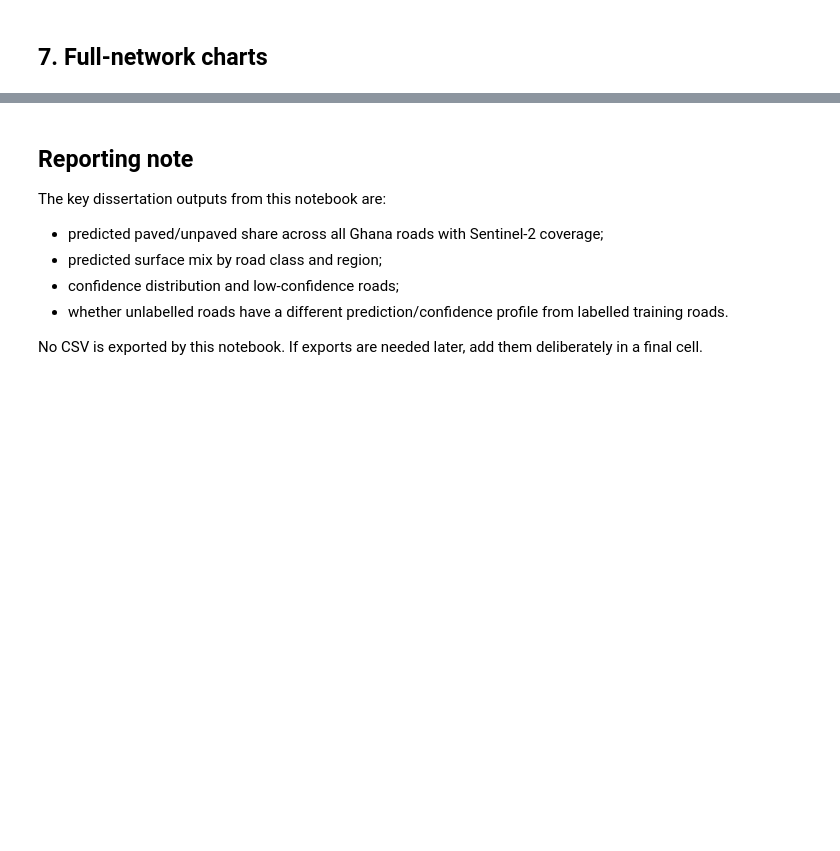
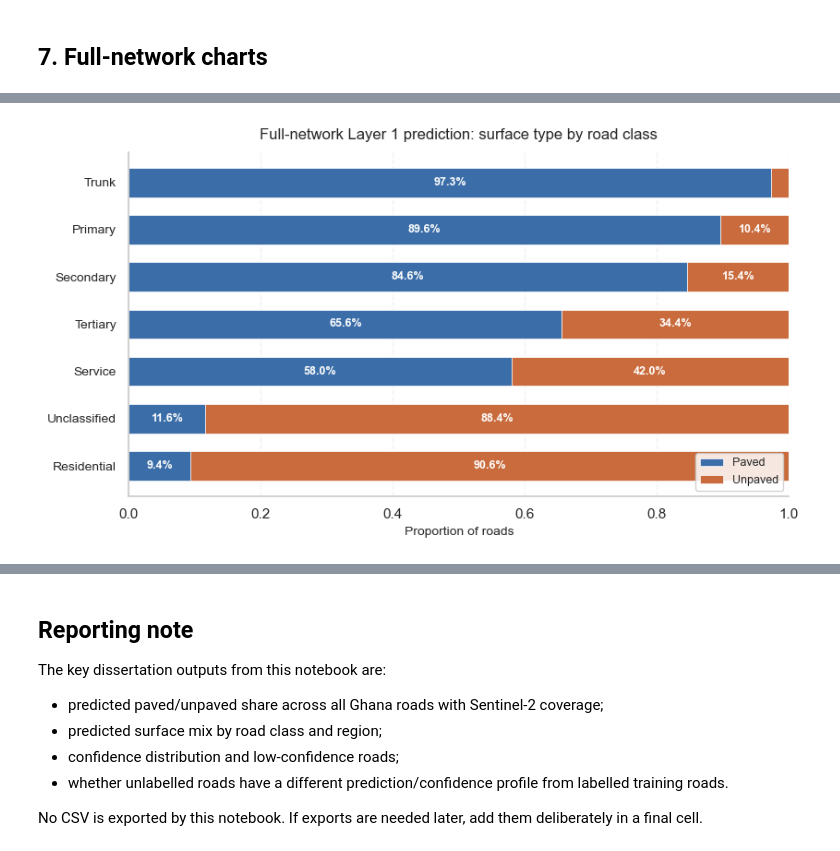
Before and after one commit to tsl-imperial/Sentinel-FYP, a Jupyter notebook: notebooks/layer1_full_network_prediction.ipynb, the cells around one changed output, grey strips where cells are left out. Drawn from its saved outputs; the diff is of its cells as text; code cells hidden in the pictures; blank space fills up the shorter version.

```diff
--- a/notebooks/layer1_full_network_prediction.ipynb
+++ b/notebooks/layer1_full_network_prediction.ipynb
@@ -711,0 +766,96 @@ some areas are systematically underserved. Requires `libpysal` and `esda`:
+# %%
+# ── Figure: Predicted surface mix by functional road class ───────────────────
+by_class = (
+    pred_df.groupby(["fclass", "pred_surface"])
+    .size()
+    .unstack(fill_value=0)
+    .reindex(FOCUS_CLASSES)
+)
+
+by_class_pct = by_class.div(by_class.sum(axis=1), axis=0).fillna(0)
+
+# Sort by paved fraction ascending
+order = by_class_pct["paved"].sort_values(ascending=True).index
+pct_sorted = by_class_pct.loc[order]
+
+fig, ax = plt.subplots(figsize=(8.5, 4.8))
+
+paved_vals = pct_sorted["paved"].values
+unpaved_vals = pct_sorted["unpaved"].values
+y_pos = range(len(order))
+
+PAVED_COL = "#3B6EA8"
+UNPAVED_COL = "#C96B3C"
+
+ax.barh(
+    y_pos,
+    paved_vals,
+    color=PAVED_COL,
+    height=0.62,
+    label="Paved",
+    edgecolor="white",
+    linewidth=0.5,
+)
+
+ax.barh(
+    y_pos,
+    unpaved_vals,
+    left=paved_vals,
+    color=UNPAVED_COL,
+    height=0.62,
+    label="Unpaved",
+    edgecolor="white",
+    linewidth=0.5,
+)
+
+for i, (pv, uv) in enumerate(zip(paved_vals, unpaved_vals)):
+    if pv > 0.06:
+        ax.text(
+            pv / 2,
+            i,
+            f"{pv * 100:.1f}%",
+            va="center",
+            ha="center",
+            color="white",
+            fontsize=9,
+            fontweight="bold",
+        )
+
+    if uv > 0.06:
+        ax.text(
+            pv + uv / 2,
+            i,
+            f"{uv * 100:.1f}%",
+            va="center",
+            ha="center",
+            color="white",
+            fontsize=9,
+            fontweight="bold",
+        )
+
+ax.set_yticks(y_pos)
+ax.set_yticklabels([c.capitalize() for c in order], fontsize=10)
+ax.set_xlim(0, 1)
+
+ax.set_xlabel("Proportion of roads", fontsize=10)
+ax.set_title(
+    "Full-network Layer 1 prediction: surface type by road class",
+    fontsize=12,
+    pad=10,
+)
+
+ax.spines[["top", "right"]].set_visible(False)
+ax.xaxis.grid(True, alpha=0.25, linestyle="--")
+ax.set_axisbelow(True)
+
+ax.legend(
+    loc="lower right",
+    fontsize=9,
+    framealpha=0.85,
+    edgecolor="#CCCCCC",
+)
+
+plt.tight_layout()
+plt.show()
+# %% [output]
+[figure, added]
```
Also changed, not shown: parts of 18 cells of this notebook, 4 other files.
